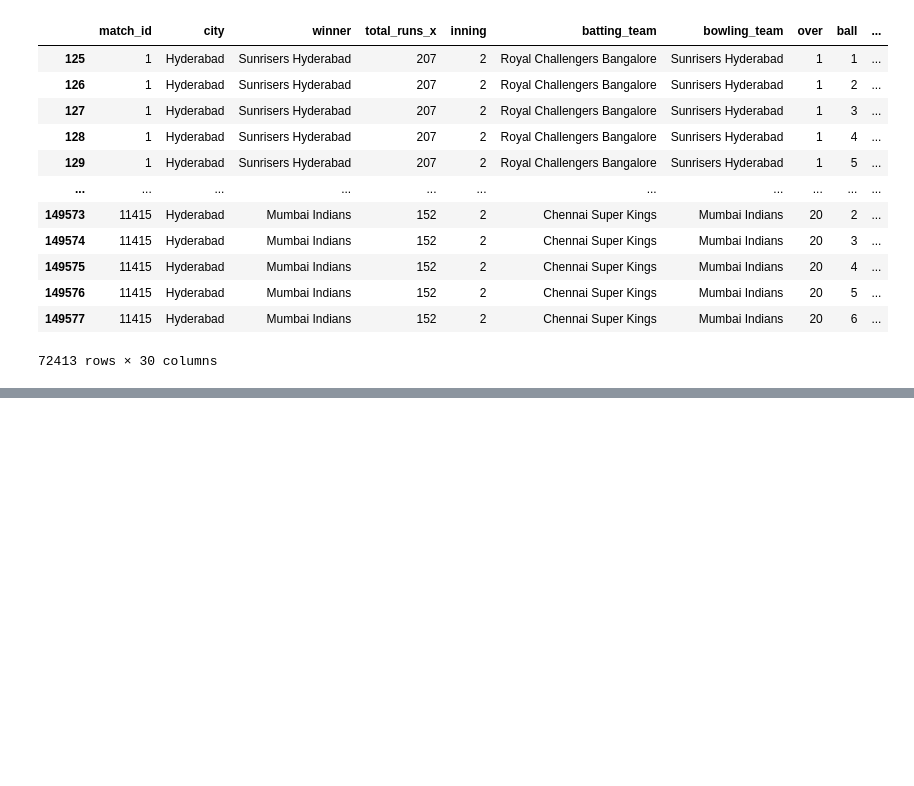
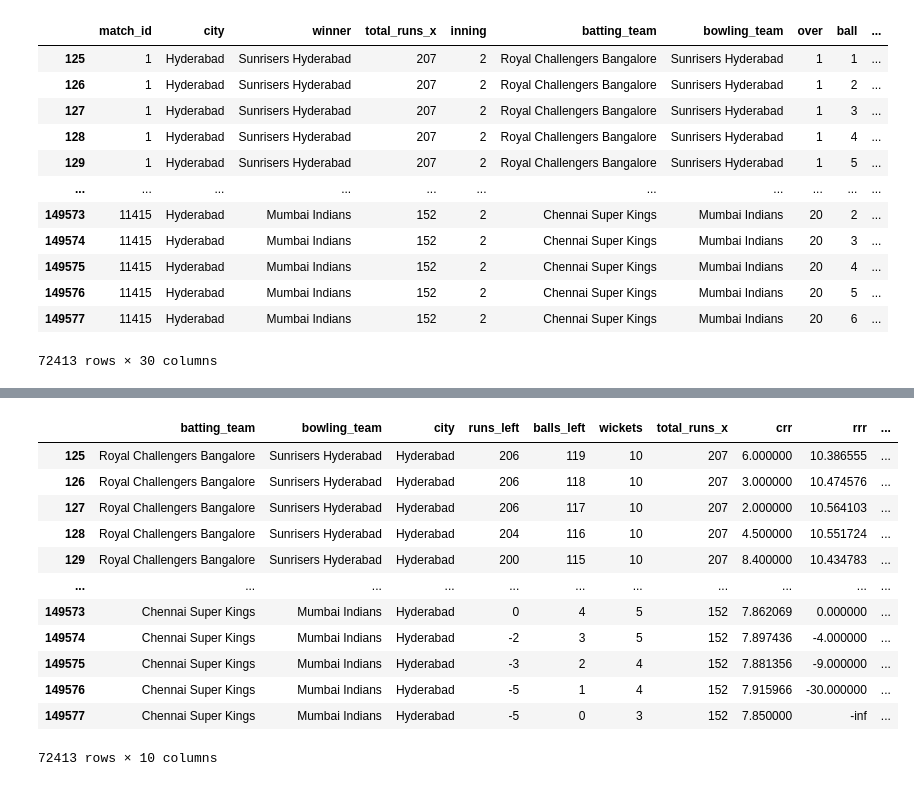
Before and after one commit to abhaygzb15/IPL-Win-Probability-Predictor, a Jupyter notebook: IPL Win Predictor.ipynb, the cells around one changed output, grey strips where cells are left out. Cells and saved outputs as stored; diff of their text form; code cells hidden in the pictures; blank space fills up the shorter version.

Commit message:
extract required columns

```diff
--- a/IPL Win Predictor.ipynb
+++ b/IPL Win Predictor.ipynb
@@ -423,4 +423,7 @@ See the caveats in the documentation: https://pandas.pydata.org/pandas-docs/stab
 # %%
 def result(row):
     if(row['winner']==row['batting_team']):
-        retr
+        return 1
+    else:
+        return 0
+deliveries_df['result']=deliveries_df.apply(result,axis=1)
@@ -426,0 +452,17 @@ def result(row):
+# %%
+
+final_df=deliveries_df[['batting_team','bowling_team','city','runs_left','balls_left','wickets','total_runs_x','crr','rrr','result']]
+# %% [output]
+|  | batting_team | bowling_team | city | runs_left | balls_left | wickets | total_runs_x | crr | rrr | ... |
+| 125 | Royal Challengers Bangalore | Sunrisers Hyderabad | Hyderabad | 206 | 119 | 10 | 207 | 6.000000 | 10.386555 | ... |
+| 126 | Royal Challengers Bangalore | Sunrisers Hyderabad | Hyderabad | 206 | 118 | 10 | 207 | 3.000000 | 10.474576 | ... |
+| 127 | Royal Challengers Bangalore | Sunrisers Hyderabad | Hyderabad | 206 | 117 | 10 | 207 | 2.000000 | 10.564103 | ... |
+| 128 | Royal Challengers Bangalore | Sunrisers Hyderabad | Hyderabad | 204 | 116 | 10 | 207 | 4.500000 | 10.551724 | ... |
+| 129 | Royal Challengers Bangalore | Sunrisers Hyderabad | Hyderabad | 200 | 115 | 10 | 207 | 8.400000 | 10.434783 | ... |
+| ... | ... | ... | ... | ... | ... | ... | ... | ... | ... | ... |
+| 149573 | Chennai Super Kings | Mumbai Indians | Hyderabad | 0 | 4 | 5 | 152 | 7.862069 | 0.000000 | ... |
+| 149574 | Chennai Super Kings | Mumbai Indians | Hyderabad | -2 | 3 | 5 | 152 | 7.897436 | -4.000000 | ... |
+| 149575 | Chennai Super Kings | Mumbai Indians | Hyderabad | -3 | 2 | 4 | 152 | 7.881356 | -9.000000 | ... |
+| 149576 | Chennai Super Kings | Mumbai Indians | Hyderabad | -5 | 1 | 4 | 152 | 7.915966 | -30.000000 | ... |
+| 149577 | Chennai Super Kings | Mumbai Indians | Hyderabad | -5 | 0 | 3 | 152 | 7.850000 | -inf | ... |
+72413 rows × 10 columns
```
Also changed, not shown: parts of 2 cells of this notebook.
